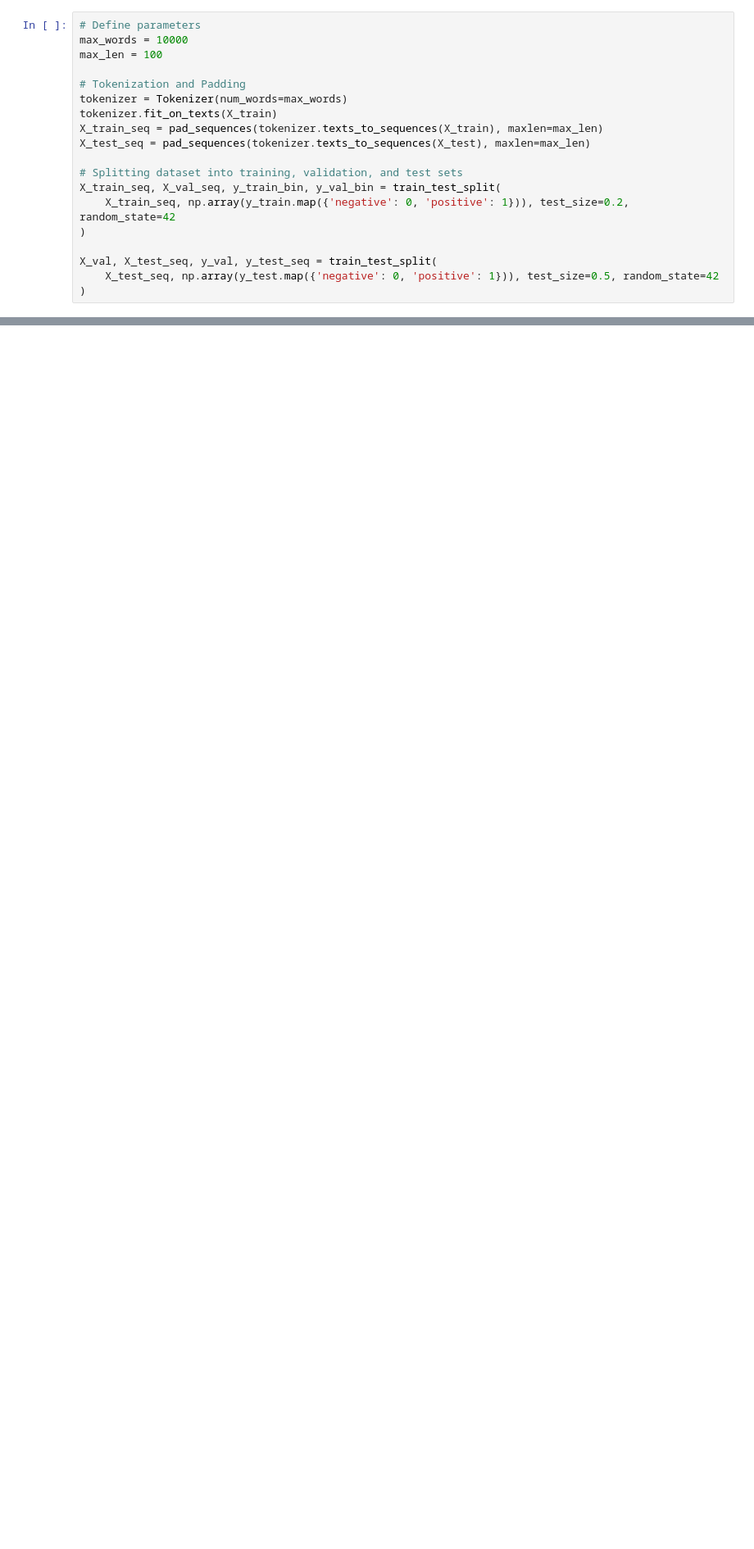
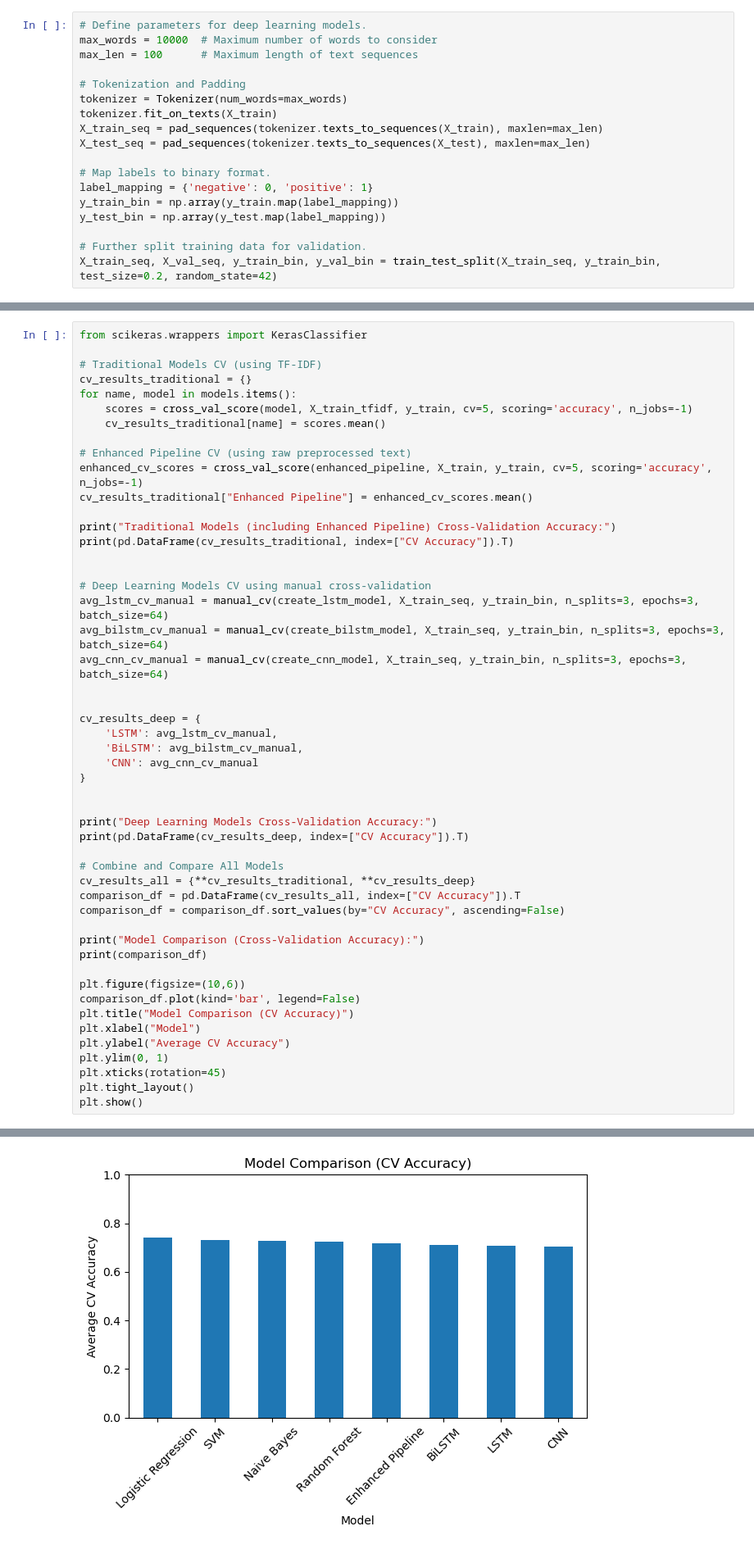
Before and after one commit to Northeastern-MSDAE/IE7500, a Jupyter notebook: notebooks/sentiment-analysis-on-twitter.ipynb, the cells around one changed output, grey strips where cells are left out. Shown at 82% size. Cells and saved outputs as stored; diff of their text form; blank space fills up the shorter version.

```diff
--- a/notebooks/sentiment-analysis-on-twitter.ipynb
+++ b/notebooks/sentiment-analysis-on-twitter.ipynb
@@ -417,7 +525,7 @@ plt.show()
 # %%
-# Define parameters
-max_words = 10000
-max_len = 100
+# Define parameters for deep learning models.
+max_words = 10000  # Maximum number of words to consider
+max_len = 100      # Maximum length of text sequences
 
 # Tokenization and Padding
 tokenizer = Tokenizer(num_words=max_words)
@@ -425,11 +533,10 @@ tokenizer.fit_on_texts(X_train)
 X_train_seq = pad_sequences(tokenizer.texts_to_sequences(X_train), maxlen=max_len)
 X_test_seq = pad_sequences(tokenizer.texts_to_sequences(X_test), maxlen=max_len)
 
-# Splitting dataset into training, validation, and test sets
-X_train_seq, X_val_seq, y_train_bin, y_val_bin = train_test_split(
-    X_train_seq, np.array(y_train.map({'negative': 0, 'positive': 1})), test_size=0.2, random_state=42
-)
+# Map labels to binary format.
+label_mapping = {'negative': 0, 'positive': 1}
+y_train_bin = np.array(y_train.map(label_mapping))
+y_test_bin = np.array(y_test.map(label_mapping))
 
-X_val, X_test_seq, y_val, y_test_seq = train_test_split(
-    X_test_seq, np.array(y_test.map({'negative': 0, 'positive': 1})), test_size=0.5, random_state=42
-)
+# Further split training data for validation.
+X_train_seq, X_val_seq, y_train_bin, y_val_bin = train_test_split(X_train_seq, y_train_bin, test_size=0.2, random_state=42)
@@ -577,0 +806,51 @@ Confusion Matrix:
+# %%
+from scikeras.wrappers import KerasClassifier
+
+# Traditional Models CV (using TF-IDF)
+cv_results_traditional = {}
+for name, model in models.items():
+    scores = cross_val_score(model, X_train_tfidf, y_train, cv=5, scoring='accuracy', n_jobs=-1)
+    cv_results_traditional[name] = scores.mean()
+
+# Enhanced Pipeline CV (using raw preprocessed text)
+enhanced_cv_scores = cross_val_score(enhanced_pipeline, X_train, y_train, cv=5, scoring='accuracy', n_jobs=-1)
+cv_results_traditional["Enhanced Pipeline"] = enhanced_cv_scores.mean()
+
+print("Traditional Models (including Enhanced Pipeline) Cross-Validation Accuracy:")
+print(pd.DataFrame(cv_results_traditional, index=["CV Accuracy"]).T)
+
+
+# Deep Learning Models CV using manual cross-validation
+avg_lstm_cv_manual = manual_cv(create_lstm_model, X_train_seq, y_train_bin, n_splits=3, epochs=3, batch_size=64)
+avg_bilstm_cv_manual = manual_cv(create_bilstm_model, X_train_seq, y_train_bin, n_splits=3, epochs=3, batch_size=64)
+avg_cnn_cv_manual = manual_cv(create_cnn_model, X_train_seq, y_train_bin, n_splits=3, epochs=3, batch_size=64)
+
+
+cv_results_deep = {
+    'LSTM': avg_lstm_cv_manual,
+    'BiLSTM': avg_bilstm_cv_manual,
+    'CNN': avg_cnn_cv_manual
+}
+
+
+print("Deep Learning Models Cross-Validation Accuracy:")
+print(pd.DataFrame(cv_results_deep, index=["CV Accuracy"]).T)
+
+# Combine and Compare All Models
+cv_results_all = {**cv_results_traditional, **cv_results_deep}
+comparison_df = pd.DataFrame(cv_results_all, index=["CV Accuracy"]).T
+comparison_df = comparison_df.sort_values(by="CV Accuracy", ascending=False)
+
+print("Model Comparison (Cross-Validation Accuracy):")
+print(comparison_df)
+
+plt.figure(figsize=(10,6))
+comparison_df.plot(kind='bar', legend=False)
+plt.title("Model Comparison (CV Accuracy)")
+plt.xlabel("Model")
+plt.ylabel("Average CV Accuracy")
+plt.ylim(0, 1)
+plt.xticks(rotation=45)
+plt.tight_layout()
+plt.show()
+# %% [output]
@@ -577,0 +875 @@ Confusion Matrix:
+[figure, added]
```
Also changed, not shown: parts of 58 cells of this notebook, 5 other files.
